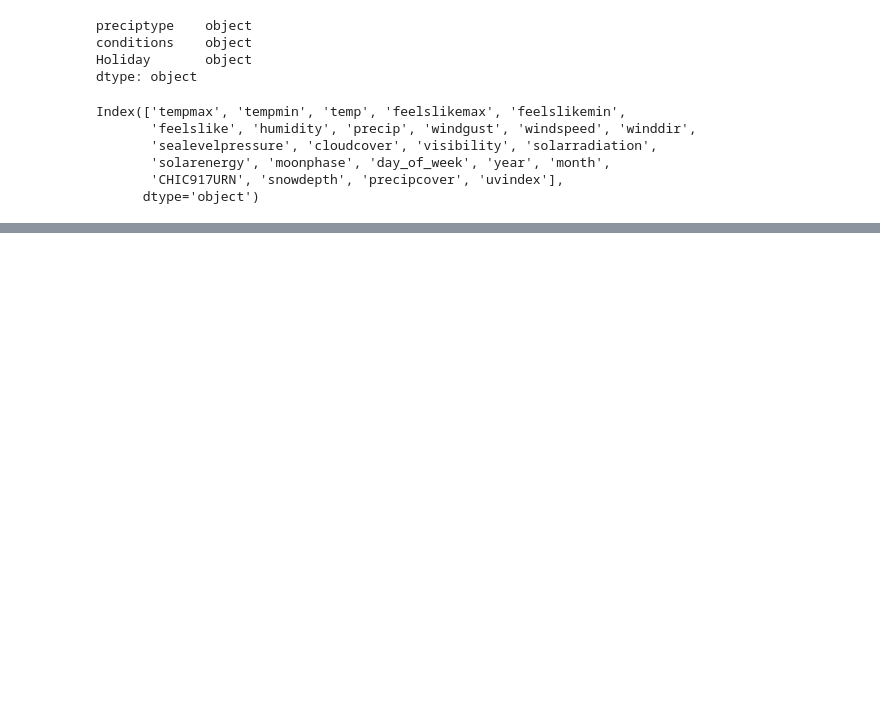
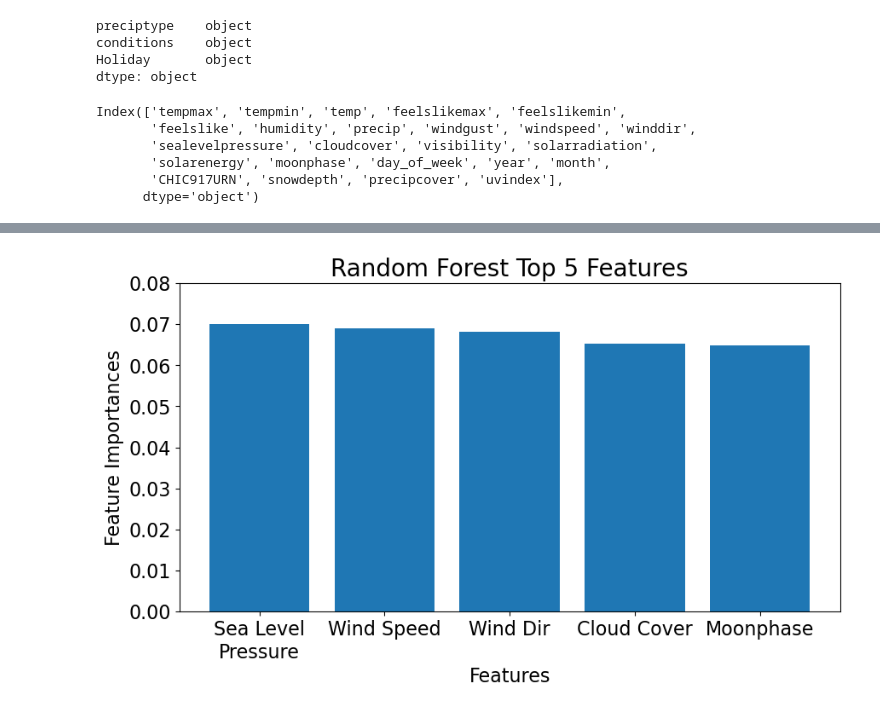
Before and after one commit to camilla47/CrimeCaseStudy, a Jupyter notebook: daisy.ipynb, the cells around one changed output, grey strips where cells are left out. Drawn from its saved outputs; the diff is of its cells as text; code cells hidden in the pictures; blank space fills up the shorter version.

```diff
--- a/daisy.ipynb
+++ b/daisy.ipynb
@@ -681,0 +912,22 @@ mae
+# %%
+xgb_features = {"Month": 0.080046, "Year": 0.061705, "Min Feels\nLike": 0.043496, "UV Index": 0.043371, "Solar Energy": 0.043148}
+
+random_features = {"Sea Level\nPressure": 0.070090, "Wind Speed": 0.068993, "Wind Dir": 0.068234, "Cloud Cover": 0.065375, "Moonphase": 0.064872}
+# %%
+keys = list(random_features.keys())
+values = list(random_features.values())
+
+plt.figure(figsize=(10, 5))
+plt.ylim(0, .08)
+plt.bar(keys, values)
+
+plt.xticks(fontsize=16)
+plt.yticks(fontsize=16)
+
+plt.xlabel('Features', fontsize=16)
+plt.ylabel('Feature Importances', fontsize=16)
+plt.title('Random Forest Top 5 Features', fontsize=20)
+
+plt.show()
+# %% [output]
+[figure, added]
```
Also changed, not shown: parts of 35 cells of this notebook.
